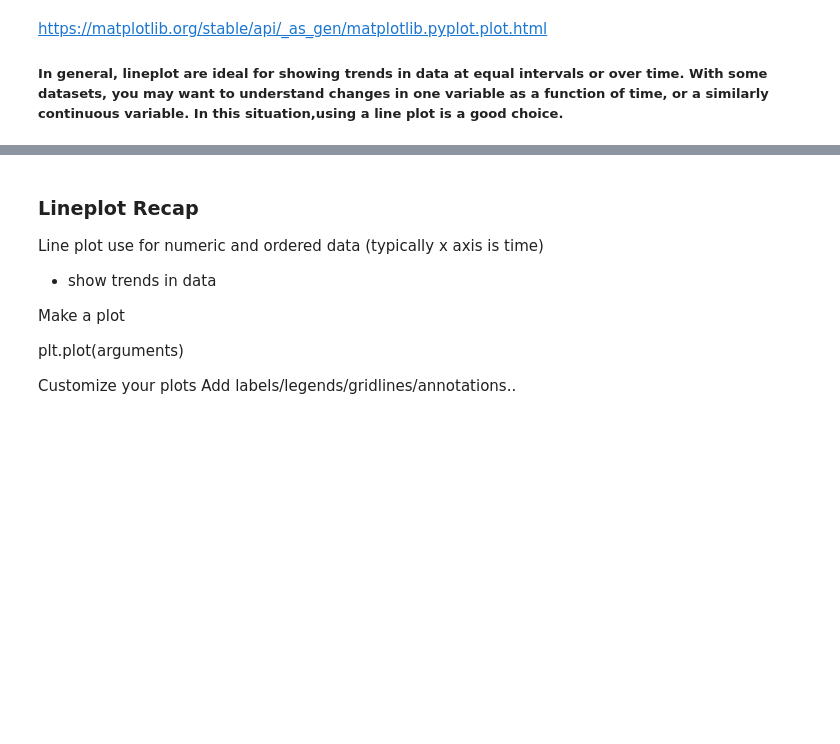
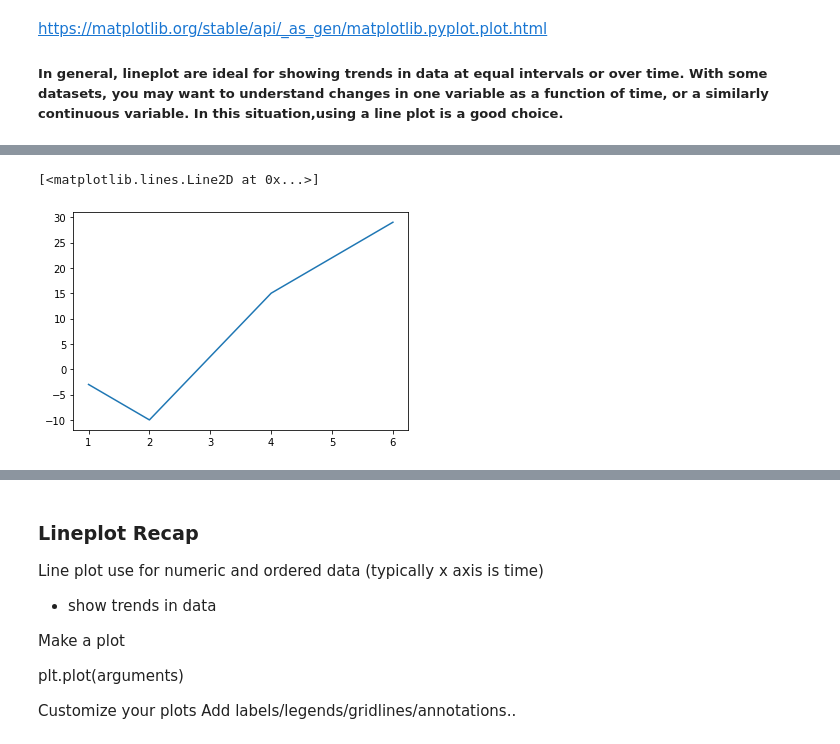
Before and after one commit to CodeupClassroom/kalpana-data-science-libraries, a Jupyter notebook: kalpana-matplotlib-lesson.ipynb, the cells around one changed output, grey strips where cells are left out. Cells and saved outputs as stored; diff of their text form; code cells hidden in the pictures; blank space fills up the shorter version.

```diff
--- a/kalpana-matplotlib-lesson.ipynb
+++ b/kalpana-matplotlib-lesson.ipynb
@@ -56,3 +63,11 @@ https://matplotlib.org/stable/api/_as_gen/matplotlib.pyplot.plot.html
+# %%
+x = [1,2,4,5,6]
+y = [-3, -10, 15, 22, 29]
+
+plt.plot(x,y)
+# %% [output]
+[<matplotlib.lines.Line2D at 0x...>]
+[figure, added]
 # %%
 # 2019 Survey Link: https://insights.stackoverflow.com/survey/2019
 
```
Also changed, not shown: parts of 18 cells of this notebook.
